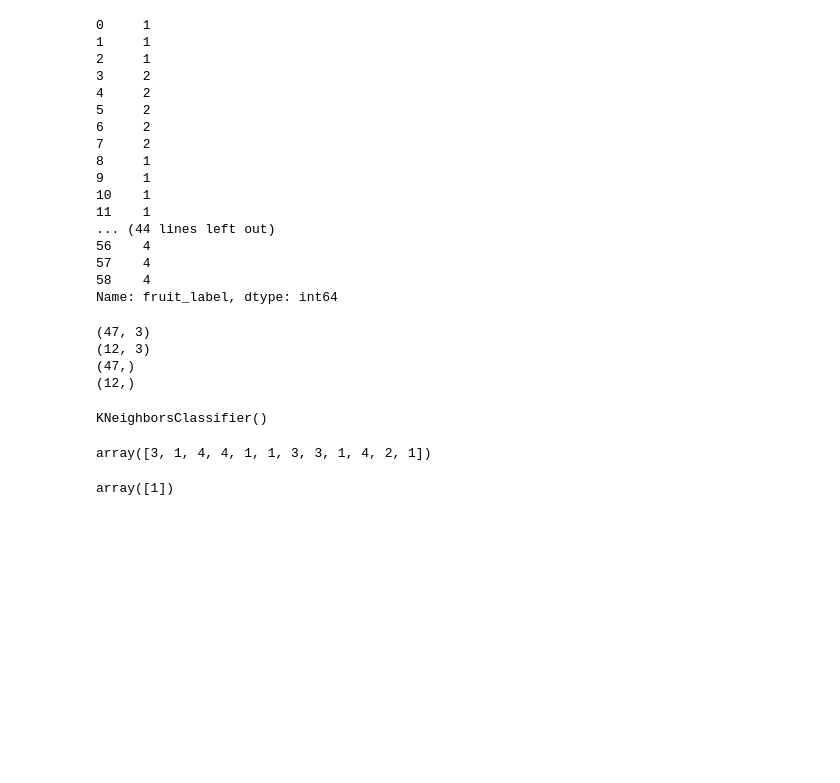
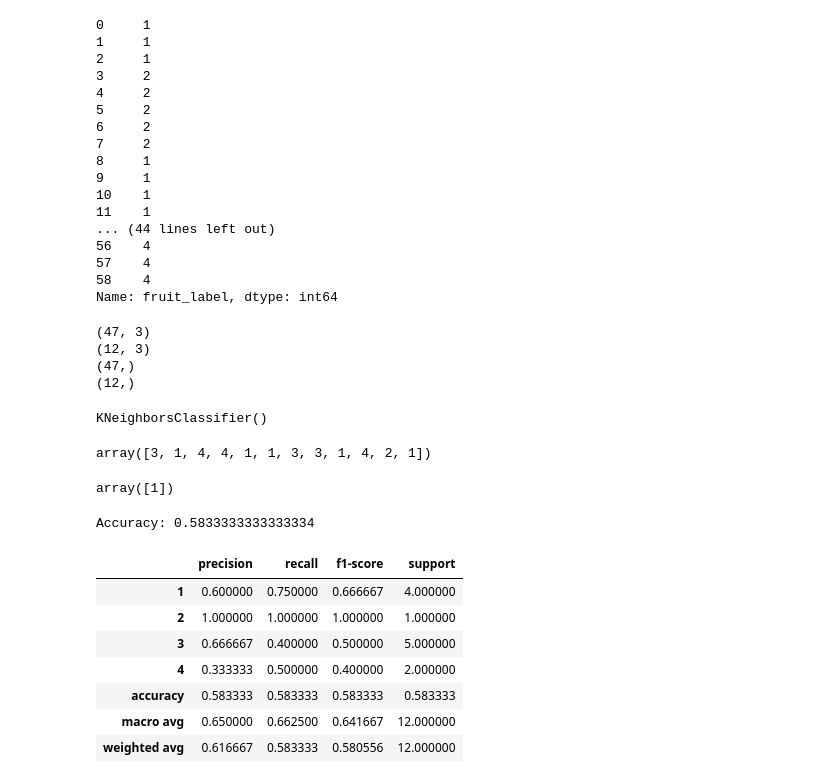
Before and after one commit to akhileshacademics/ML_learnings_KNN_multi_classification_Fruits, a Jupyter notebook: implementation./Knn.ipynb, the cells around one changed output. Saved outputs shown, nothing was run; the diff lists cells and outputs as text; code cells hidden in the pictures; blank space fills up the shorter version.

Commit message:
Update KNN notebook with accuracy metrics and improvements

```diff
--- a/implementation./Knn.ipynb
+++ b/implementation./Knn.ipynb
@@ -102,2 +102,23 @@ prediction1
 # %% [output]
 array([1])
+# %%
+from sklearn.metrics import accuracy_score, precision_score, recall_score, f1_score, confusion_matrix, classification_report
+accuracy=accuracy_score(y_test,y_pred)
+# Accuracy
+print("Accuracy:", accuracy)
+# %% [output]
+Accuracy: 0.5833333333333334
+# %%
+report = classification_report(y_test, y_pred, output_dict=True)
+
+df_report=pd.DataFrame(report).transpose()
+df_report
+# %% [output]
+|  | precision | recall | f1-score | support |
+| 1 | 0.600000 | 0.750000 | 0.666667 | 4.000000 |
+| 2 | 1.000000 | 1.000000 | 1.000000 | 1.000000 |
+| 3 | 0.666667 | 0.400000 | 0.500000 | 5.000000 |
+| 4 | 0.333333 | 0.500000 | 0.400000 | 2.000000 |
+| accuracy | 0.583333 | 0.583333 | 0.583333 | 0.583333 |
+| macro avg | 0.650000 | 0.662500 | 0.641667 | 12.000000 |
+| weighted avg | 0.616667 | 0.583333 | 0.580556 | 12.000000 |
```
Also changed, not shown: parts of 1 cell of this notebook.
